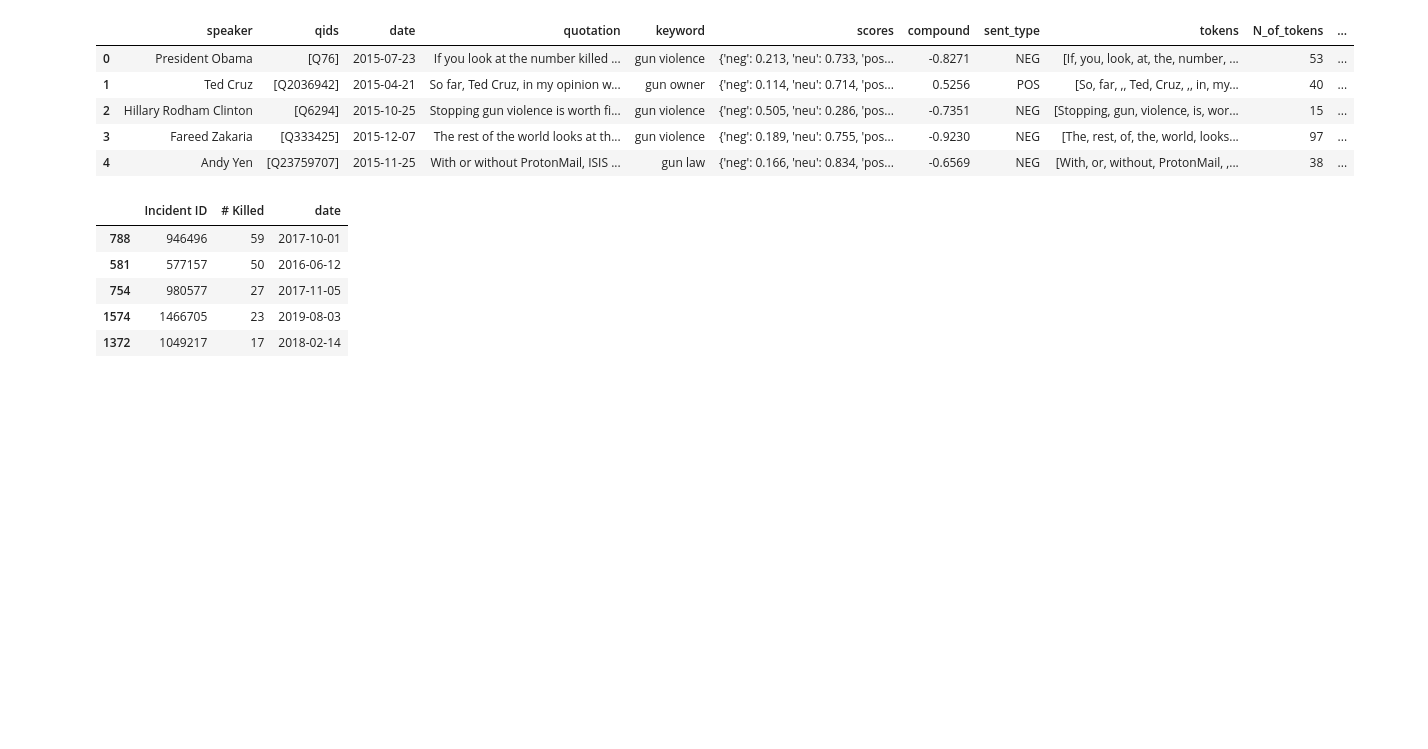
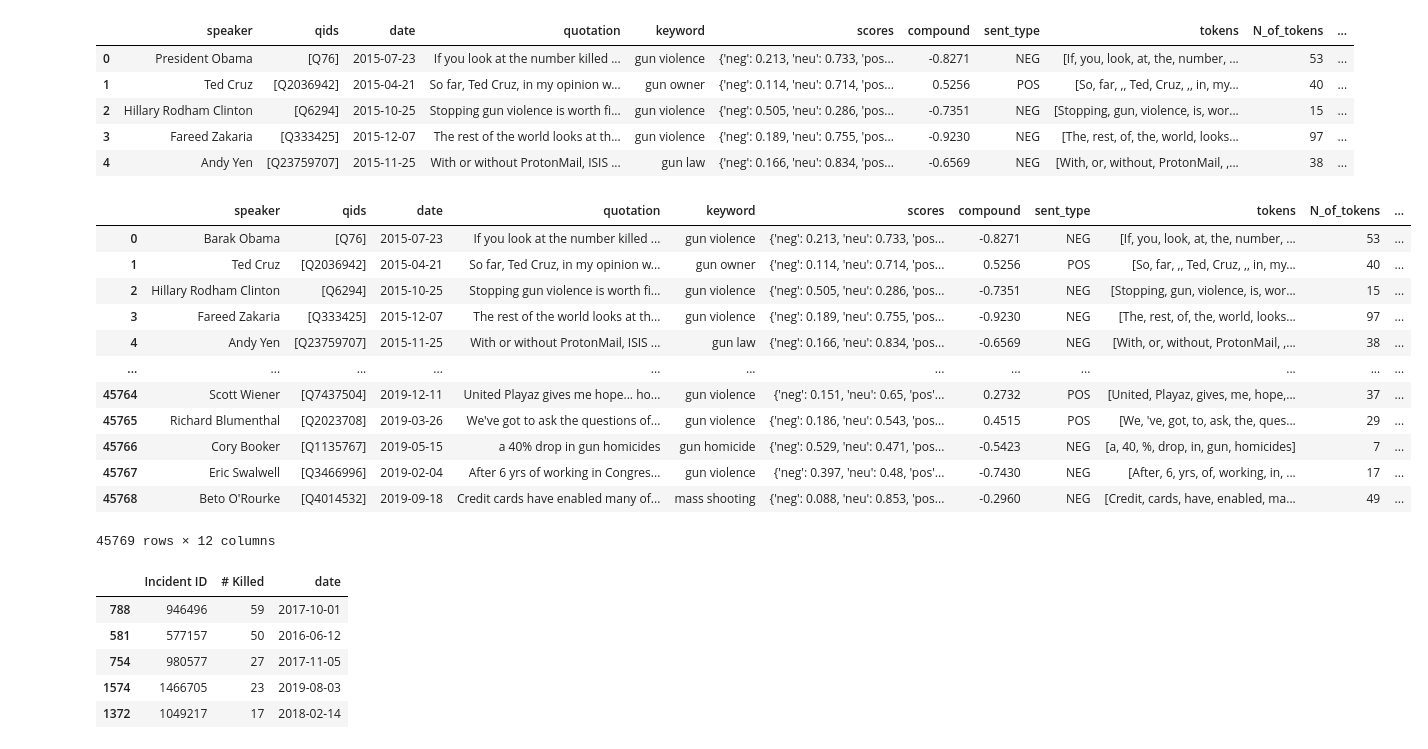
Before and after one commit to epfl-ada/ada-2021-project-lejt, a Jupyter notebook: GSprocess.ipynb, the cells around one changed output. Cells and saved outputs as stored; diff of their text form; code cells hidden in the pictures; blank space fills up the shorter version.

```diff
--- a/GSprocess.ipynb
+++ b/GSprocess.ipynb
@@ -62,3 +64,19 @@ quotes.head()
+# %%
+quotes
+# %% [output]
+|  | speaker | qids | date | quotation | keyword | scores | compound | sent_type | tokens | N_of_tokens | ... |
+| 0 | Barak Obama | [Q76] | 2015-07-23 | If you look at the number killed ... | gun violence | {'neg': 0.213, 'neu': 0.733, 'pos... | -0.8271 | NEG | [If, you, look, at, the, number, ... | 53 | ... |
+| 1 | Ted Cruz | [Q2036942] | 2015-04-21 | So far, Ted Cruz, in my opinion w... | gun owner | {'neg': 0.114, 'neu': 0.714, 'pos... | 0.5256 | POS | [So, far, ,, Ted, Cruz, ,, in, my... | 40 | ... |
+| 2 | Hillary Rodham Clinton | [Q6294] | 2015-10-25 | Stopping gun violence is worth fi... | gun violence | {'neg': 0.505, 'neu': 0.286, 'pos... | -0.7351 | NEG | [Stopping, gun, violence, is, wor... | 15 | ... |
+| 3 | Fareed Zakaria | [Q333425] | 2015-12-07 | The rest of the world looks at th... | gun violence | {'neg': 0.189, 'neu': 0.755, 'pos... | -0.9230 | NEG | [The, rest, of, the, world, looks... | 97 | ... |
+| 4 | Andy Yen | [Q23759707] | 2015-11-25 | With or without ProtonMail, ISIS ... | gun law | {'neg': 0.166, 'neu': 0.834, 'pos... | -0.6569 | NEG | [With, or, without, ProtonMail, ,... | 38 | ... |
+| ... | ... | ... | ... | ... | ... | ... | ... | ... | ... | ... | ... |
+| 45764 | Scott Wiener | [Q7437504] | 2019-12-11 | United Playaz gives me hope... ho... | gun violence | {'neg': 0.151, 'neu': 0.65, 'pos'... | 0.2732 | POS | [United, Playaz, gives, me, hope,... | 37 | ... |
+| 45765 | Richard Blumenthal | [Q2023708] | 2019-03-26 | We've got to ask the questions of... | gun violence | {'neg': 0.186, 'neu': 0.543, 'pos... | 0.4515 | POS | [We, 've, got, to, ask, the, ques... | 29 | ... |
+| 45766 | Cory Booker | [Q1135767] | 2019-05-15 | a 40% drop in gun homicides | gun homicide | {'neg': 0.529, 'neu': 0.471, 'pos... | -0.5423 | NEG | [a, 40, %, drop, in, gun, homicides] | 7 | ... |
+| 45767 | Eric Swalwell | [Q3466996] | 2019-02-04 | After 6 yrs of working in Congres... | gun violence | {'neg': 0.397, 'neu': 0.48, 'pos'... | -0.7430 | NEG | [After, 6, yrs, of, working, in, ... | 17 | ... |
+| 45768 | Beto O'Rourke | [Q4014532] | 2019-09-18 | Credit cards have enabled many of... | mass shooting | {'neg': 0.088, 'neu': 0.853, 'pos... | -0.2960 | NEG | [Credit, cards, have, enabled, ma... | 49 | ... |
+45769 rows × 12 columns
 # %%
 mass_shootings.sort_values(by='# Killed', ascending=False).head()
 # %% [output]
```
Also changed, not shown: parts of 2 cells of this notebook.
